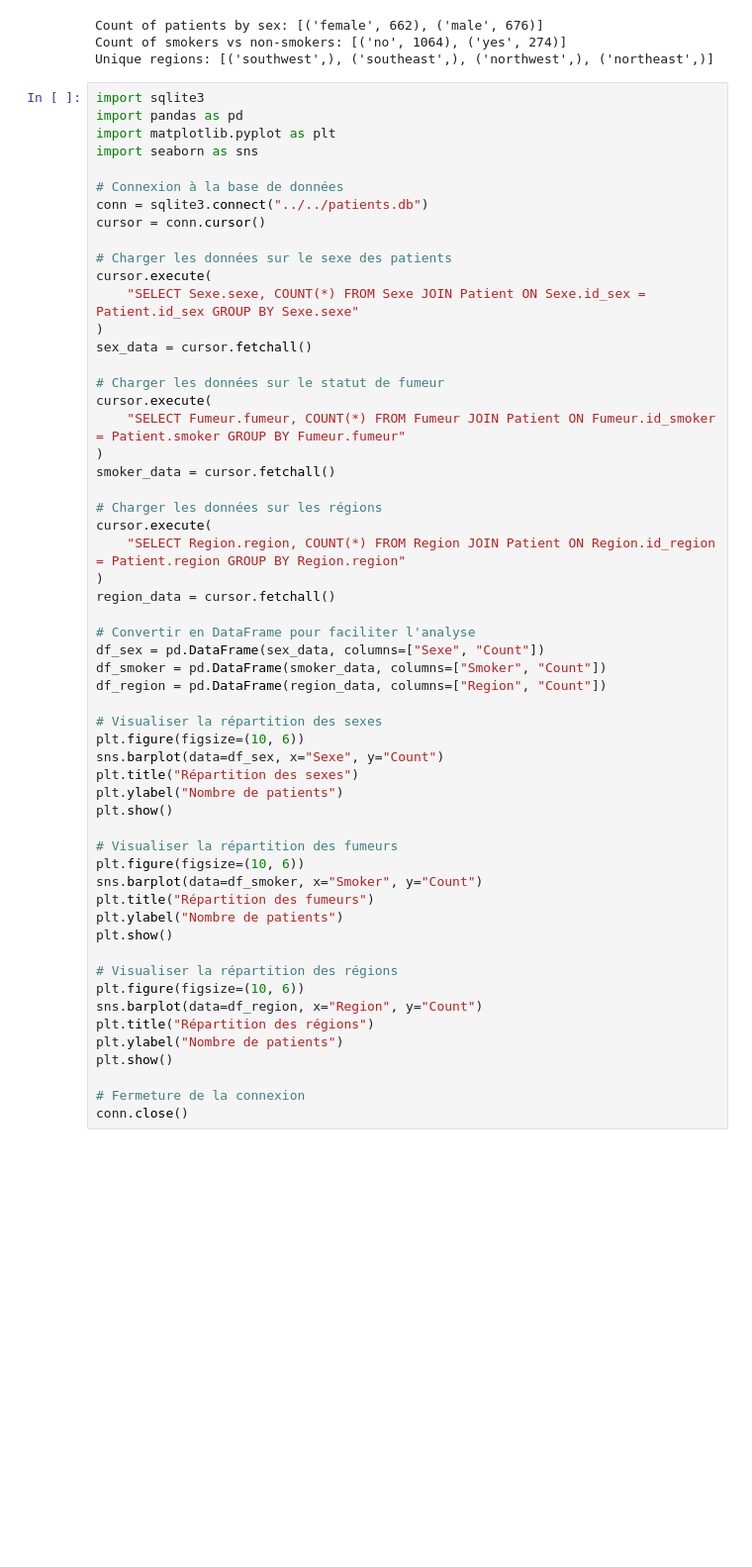
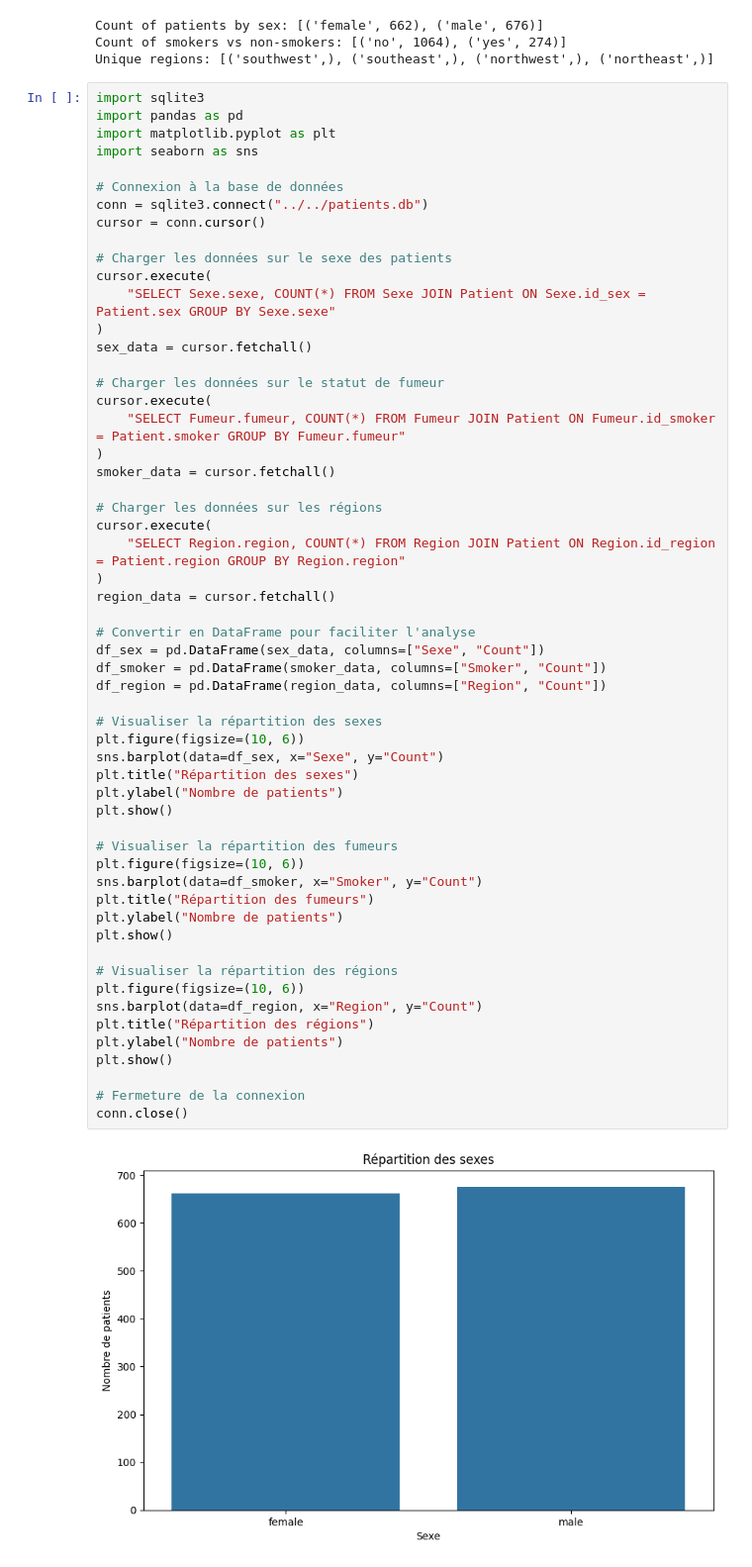
Before and after one commit to elpulpo0/MedCostPredict, a Jupyter notebook: backend/modules/db/preparation/patients/verification.ipynb, the cells around one changed output. Shown: that part at 99% size. Cells and saved outputs as stored; diff of their text form; blank space fills up the shorter version.

```diff
--- a/backend/modules/db/preparation/patients/verification.ipynb
+++ b/backend/modules/db/preparation/patients/verification.ipynb
@@ -44,7 +44,7 @@ cursor = conn.cursor()
 
 # Charger les données sur le sexe des patients
 cursor.execute(
-    "SELECT Sexe.sexe, COUNT(*) FROM Sexe JOIN Patient ON Sexe.id_sex = Patient.id_sex GROUP BY Sexe.sexe"
+    "SELECT Sexe.sexe, COUNT(*) FROM Sexe JOIN Patient ON Sexe.id_sex = Patient.sex GROUP BY Sexe.sexe"
 )
 sex_data = cursor.fetchall()
 
@@ -61,30 +61,32 @@ cursor.execute(
 region_data = cursor.fetchall()
 
 # Convertir en DataFrame pour faciliter l'analyse
 df_sex = pd.DataFrame(sex_data, columns=["Sexe", "Count"])
 df_smoker = pd.DataFrame(smoker_data, columns=["Smoker", "Count"])
 df_region = pd.DataFrame(region_data, columns=["Region", "Count"])
 
 # Visualiser la répartition des sexes
 plt.figure(figsize=(10, 6))
 sns.barplot(data=df_sex, x="Sexe", y="Count")
 plt.title("Répartition des sexes")
 plt.ylabel("Nombre de patients")
 plt.show()
 
 # Visualiser la répartition des fumeurs
 plt.figure(figsize=(10, 6))
 sns.barplot(data=df_smoker, x="Smoker", y="Count")
 plt.title("Répartition des fumeurs")
 plt.ylabel("Nombre de patients")
 plt.show()
 
 # Visualiser la répartition des régions
 plt.figure(figsize=(10, 6))
 sns.barplot(data=df_region, x="Region", y="Count")
 plt.title("Répartition des régions")
 plt.ylabel("Nombre de patients")
 plt.show()
 
 # Fermeture de la connexion
 conn.close()
+# %% [output]
+[figure, added]
```
Also changed, not shown: parts of 1 cell of this notebook, 12 other files.
